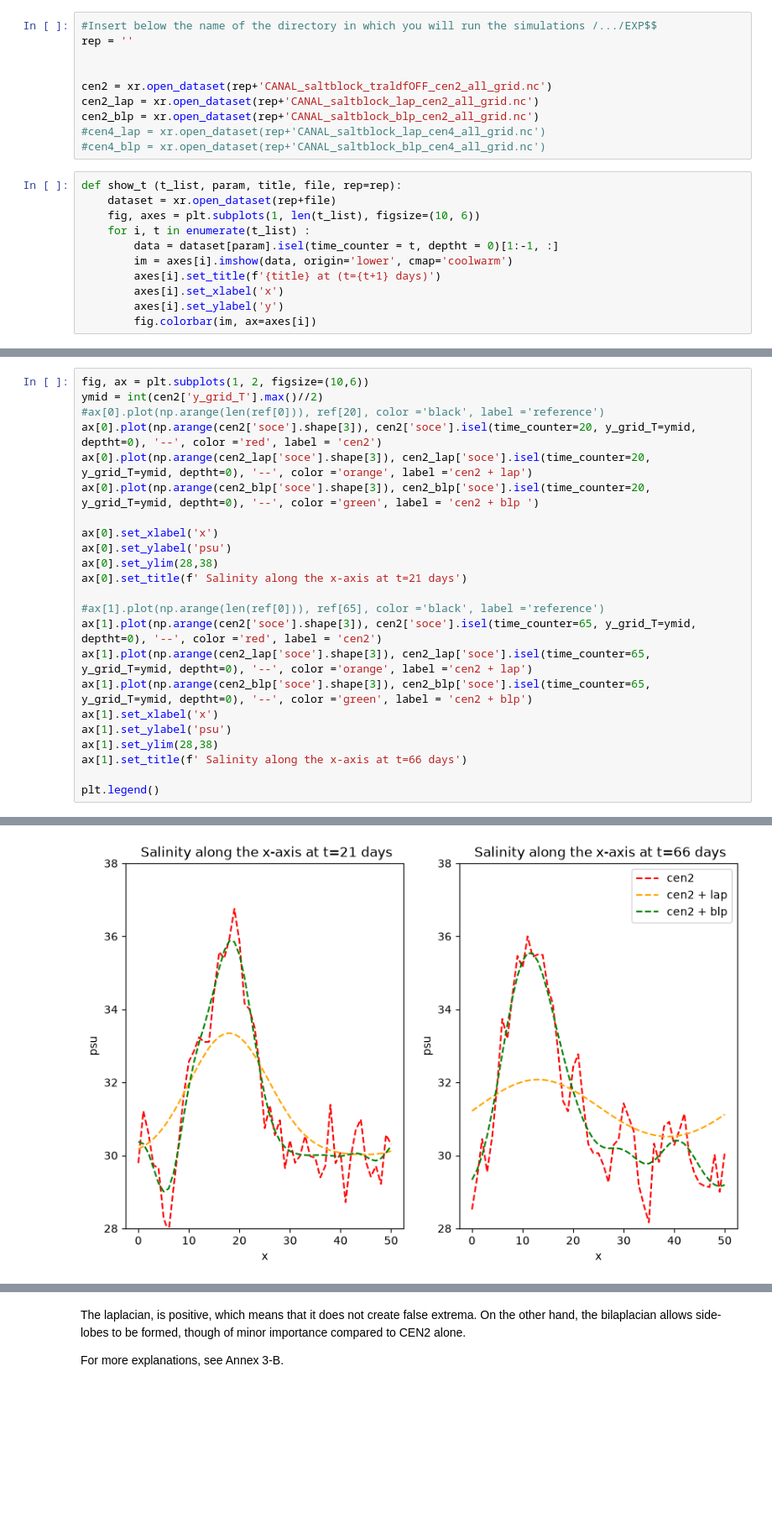
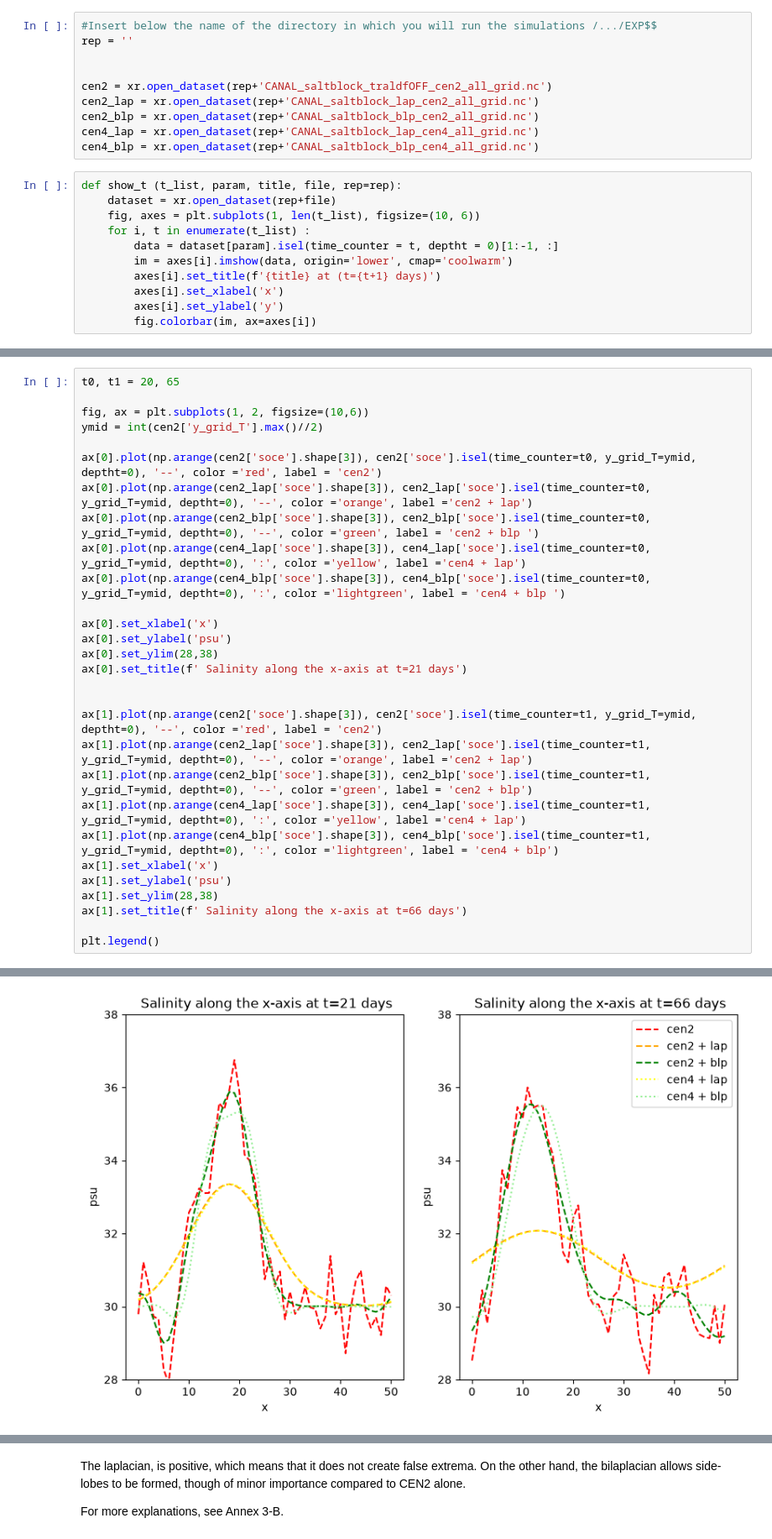
Before and after one commit to justinebuisson606/NEMO_Demonstrators, a Jupyter notebook: Demonstrator 3.ipynb, the cells around one changed output, grey strips where cells are left out. Shown at 84% size. Cells and saved outputs as stored; diff of their text form; blank space fills up the shorter version.

```diff
--- a/Demonstrator 3.ipynb
+++ b/Demonstrator 3.ipynb
@@ -219,8 +165,8 @@ rep = ''
 cen2 = xr.open_dataset(rep+'CANAL_saltblock_traldfOFF_cen2_all_grid.nc')
 cen2_lap = xr.open_dataset(rep+'CANAL_saltblock_lap_cen2_all_grid.nc')
 cen2_blp = xr.open_dataset(rep+'CANAL_saltblock_blp_cen2_all_grid.nc')
-#cen4_lap = xr.open_dataset(rep+'CANAL_saltblock_lap_cen4_all_grid.nc')
-#cen4_blp = xr.open_dataset(rep+'CANAL_saltblock_blp_cen4_all_grid.nc')
+cen4_lap = xr.open_dataset(rep+'CANAL_saltblock_lap_cen4_all_grid.nc')
+cen4_blp = xr.open_dataset(rep+'CANAL_saltblock_blp_cen4_all_grid.nc')
 # %%
 def show_t (t_list, param, title, file, rep=rep):
     dataset = xr.open_dataset(rep+file)
@@ -245,29 +192,35 @@ Difficile.
 # %%
+t0, t1 = 20, 65
+
 fig, ax = plt.subplots(1, 2, figsize=(10,6))
 ymid = int(cen2['y_grid_T'].max()//2)
-#ax[0].plot(np.arange(len(ref[0])), ref[20], color ='black', label ='reference')
-ax[0].plot(np.arange(cen2['soce'].shape[3]), cen2['soce'].isel(time_counter=20, y_grid_T=ymid, deptht=0), '--', color ='red', label = 'cen2')
-ax[0].plot(np.arange(cen2_lap['soce'].shape[3]), cen2_lap['soce'].isel(time_counter=20, y_grid_T=ymid, deptht=0), '--', color ='orange', label ='cen2 + lap')
-ax[0].plot(np.arange(cen2_blp['soce'].shape[3]), cen2_blp['soce'].isel(time_counter=20, y_grid_T=ymid, deptht=0), '--', color ='green', label = 'cen2 + blp ')
+
+ax[0].plot(np.arange(cen2['soce'].shape[3]), cen2['soce'].isel(time_counter=t0, y_grid_T=ymid, deptht=0), '--', color ='red', label = 'cen2')
+ax[0].plot(np.arange(cen2_lap['soce'].shape[3]), cen2_lap['soce'].isel(time_counter=t0, y_grid_T=ymid, deptht=0), '--', color ='orange', label ='cen2 + lap')
+ax[0].plot(np.arange(cen2_blp['soce'].shape[3]), cen2_blp['soce'].isel(time_counter=t0, y_grid_T=ymid, deptht=0), '--', color ='green', label = 'cen2 + blp ')
+ax[0].plot(np.arange(cen4_lap['soce'].shape[3]), cen4_lap['soce'].isel(time_counter=t0, y_grid_T=ymid, deptht=0), ':', color ='yellow', label ='cen4 + lap')
+ax[0].plot(np.arange(cen4_blp['soce'].shape[3]), cen4_blp['soce'].isel(time_counter=t0, y_grid_T=ymid, deptht=0), ':', color ='lightgreen', label = 'cen4 + blp ')
 
 ax[0].set_xlabel('x')
 ax[0].set_ylabel('psu')
 ax[0].set_ylim(28,38)
 ax[0].set_title(f' Salinity along the x-axis at t=21 days')
 
-#ax[1].plot(np.arange(len(ref[0])), ref[65], color ='black', label ='reference')
-ax[1].plot(np.arange(cen2['soce'].shape[3]), cen2['soce'].isel(time_counter=65, y_grid_T=ymid, deptht=0), '--', color ='red', label = 'cen2')
-ax[1].plot(np.arange(cen2_lap['soce'].shape[3]), cen2_lap['soce'].isel(time_counter=65, y_grid_T=ymid, deptht=0), '--', color ='orange', label ='cen2 + lap')
-ax[1].plot(np.arange(cen2_blp['soce'].shape[3]), cen2_blp['soce'].isel(time_counter=65, y_grid_T=ymid, deptht=0), '--', color ='green', label = 'cen2 + blp')
+
+ax[1].plot(np.arange(cen2['soce'].shape[3]), cen2['soce'].isel(time_counter=t1, y_grid_T=ymid, deptht=0), '--', color ='red', label = 'cen2')
+ax[1].plot(np.arange(cen2_lap['soce'].shape[3]), cen2_lap['soce'].isel(time_counter=t1, y_grid_T=ymid, deptht=0), '--', color ='orange', label ='cen2 + lap')
+ax[1].plot(np.arange(cen2_blp['soce'].shape[3]), cen2_blp['soce'].isel(time_counter=t1, y_grid_T=ymid, deptht=0), '--', color ='green', label = 'cen2 + blp')
+ax[1].plot(np.arange(cen4_lap['soce'].shape[3]), cen4_lap['soce'].isel(time_counter=t1, y_grid_T=ymid, deptht=0), ':', color ='yellow', label ='cen4 + lap')
+ax[1].plot(np.arange(cen4_blp['soce'].shape[3]), cen4_blp['soce'].isel(time_counter=t1, y_grid_T=ymid, deptht=0), ':', color ='lightgreen', label = 'cen4 + blp')
 ax[1].set_xlabel('x')
 ax[1].set_ylabel('psu')
 ax[1].set_ylim(28,38)
 ax[1].set_title(f' Salinity along the x-axis at t=66 days')
 
 plt.legend()
 # %% [output]
 <matplotlib.legend.Legend at 0x...>
-[figure, old version]
+[figure, new version]
 # %%
 ymid, xmid = int(cen2['y_grid_T'].max()//2), int(cen2['x_grid_T'].max()//2)
 
```
Also changed, not shown: parts of 9 cells of this notebook.
